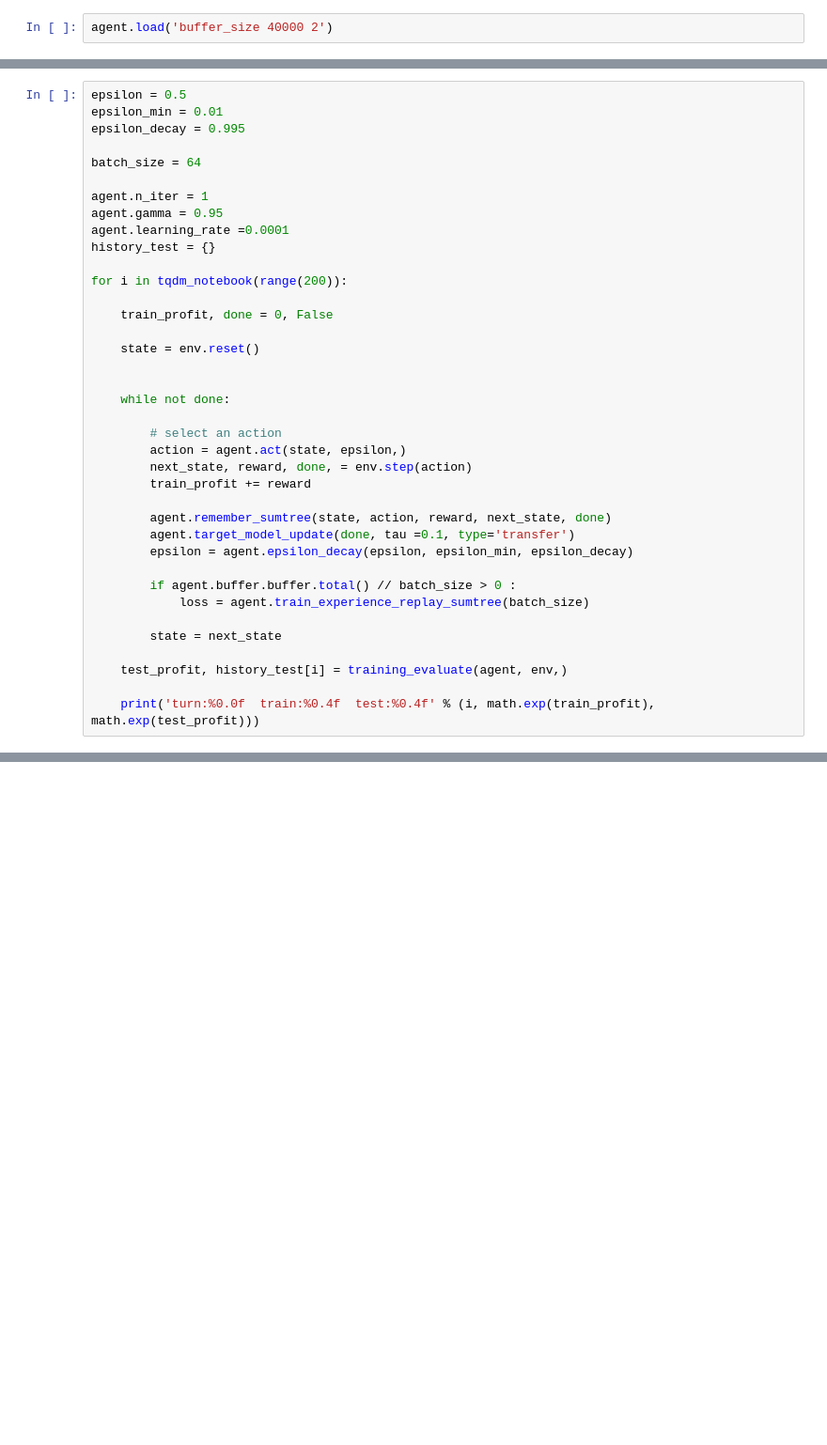
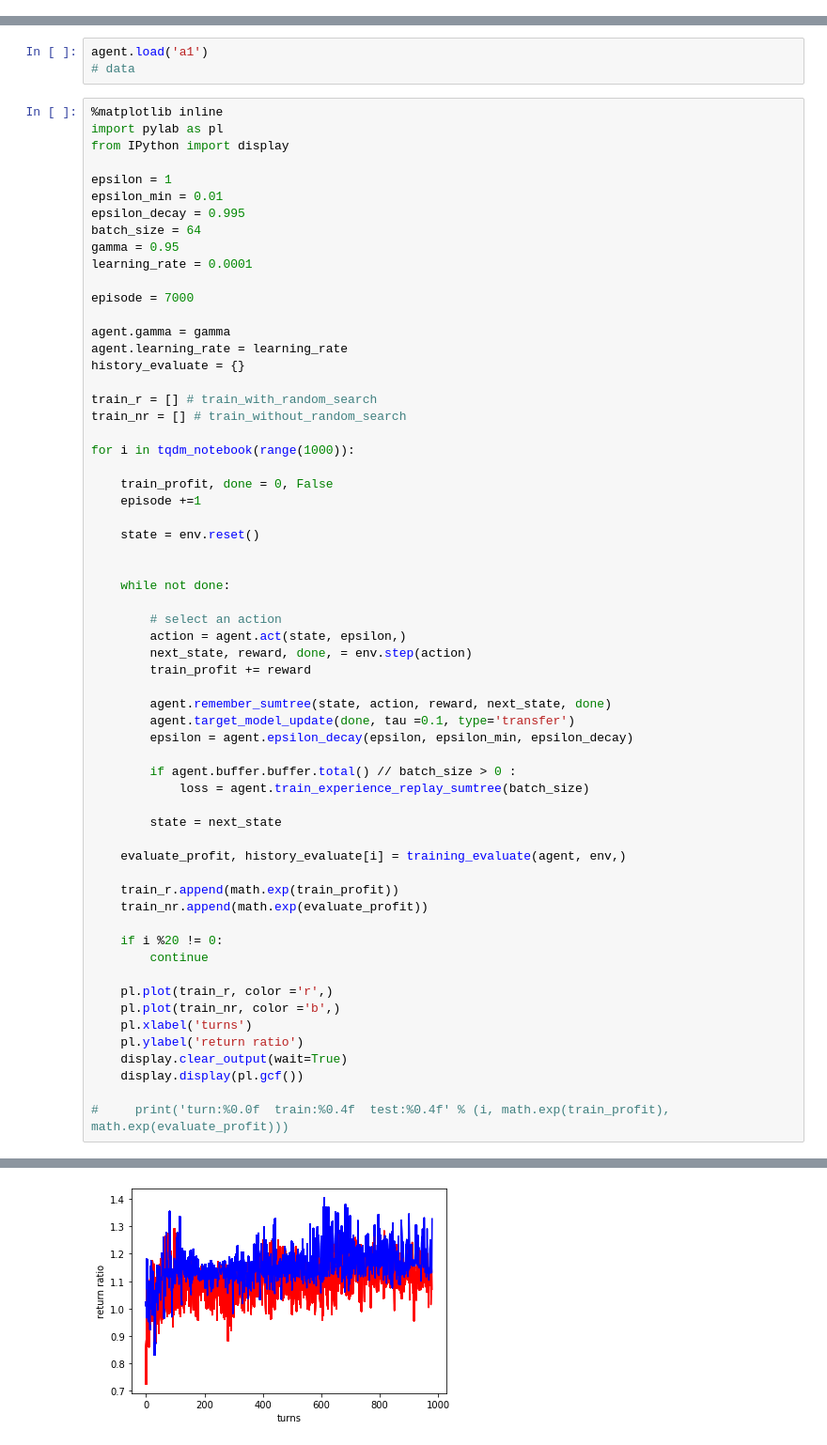
Before and after one commit to bright2227/Dueling-DQN-for-trading, a Jupyter notebook: DDQN.ipynb, the cells around one changed output, grey strips where cells are left out. Shown at 94% size. Saved outputs shown, nothing was run; the diff lists cells and outputs as text; blank space fills up the shorter version.

```diff
--- a/DDQN.ipynb
+++ b/DDQN.ipynb
@@ -30,2 +34,0 @@ Use tf.where in 2.0, which has the same broadcast rule as np.where
-# %%
-agent.load('buffer_size 40000 2')
@@ -34,18 +35,31 @@ WARNING:tensorflow:From C:\Users\user\Anaconda3\envs\dqn\lib\site-packages\keras
+# %%
+agent.load('a1')
+# data
 # %%
-epsilon = 0.5
+%matplotlib inline
+import pylab as pl
+from IPython import display
+
+epsilon = 1
 epsilon_min = 0.01
 epsilon_decay = 0.995
+batch_size = 64
+gamma = 0.95
+learning_rate = 0.0001
 
-batch_size = 64
+episode = 7000
 
-agent.n_iter = 1
-agent.gamma = 0.95
-agent.learning_rate =0.0001
-history_test = {}
+agent.gamma = gamma
+agent.learning_rate = learning_rate
+history_evaluate = {}
 
-for i in tqdm_notebook(range(200)):
+train_r = [] # train_with_random_search
+train_nr = [] # train_without_random_search
+
+for i in tqdm_notebook(range(1000)):
 
     train_profit, done = 0, False
+    episode +=1
 
     state = env.reset()
 
@@ -66,7 +80,20 @@ for i in tqdm_notebook(range(200)):
 
         state = next_state
 
-    test_profit, history_test[i] = training_evaluate(agent, env,)
+    evaluate_profit, history_evaluate[i] = training_evaluate(agent, env,)
 
-    print('turn:%0.0f  train:%0.4f  test:%0.4f' % (i, math.exp(train_profit), math.exp(test_profit)))
+    train_r.append(math.exp(train_profit))
+    train_nr.append(math.exp(evaluate_profit))
+
+    if i %20 != 0:
+        continue
+
+    pl.plot(train_r, color ='r',)
+    pl.plot(train_nr, color ='b',)
+    pl.xlabel('turns')
+    pl.ylabel('return ratio')
+    display.clear_output(wait=True)
+    display.display(pl.gcf())
+
+#     print('turn:%0.0f  train:%0.4f  test:%0.4f' % (i, math.exp(train_profit), math.exp(evaluate_profit)))
 # %% [output]
@@ -90,0 +100 @@ turn:199  train:1.3547  test:1.3806
+[figure, added]
```
Also changed, not shown: parts of 6 cells of this notebook, 16 other files.
